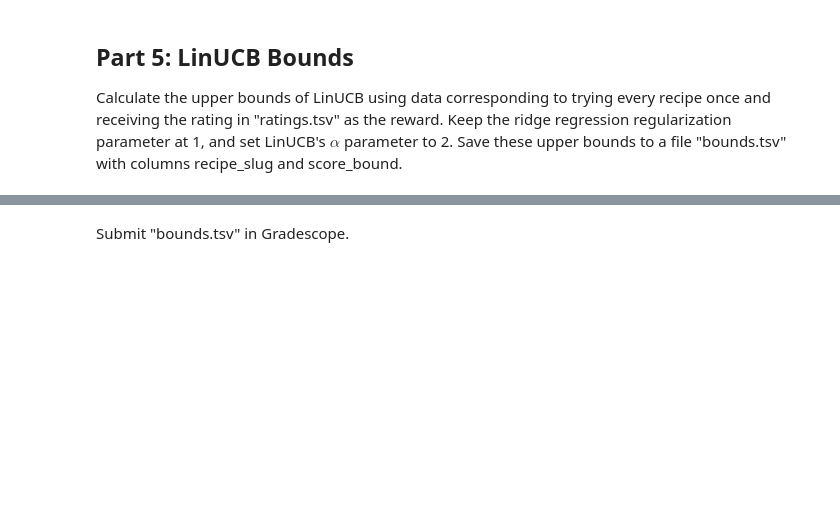
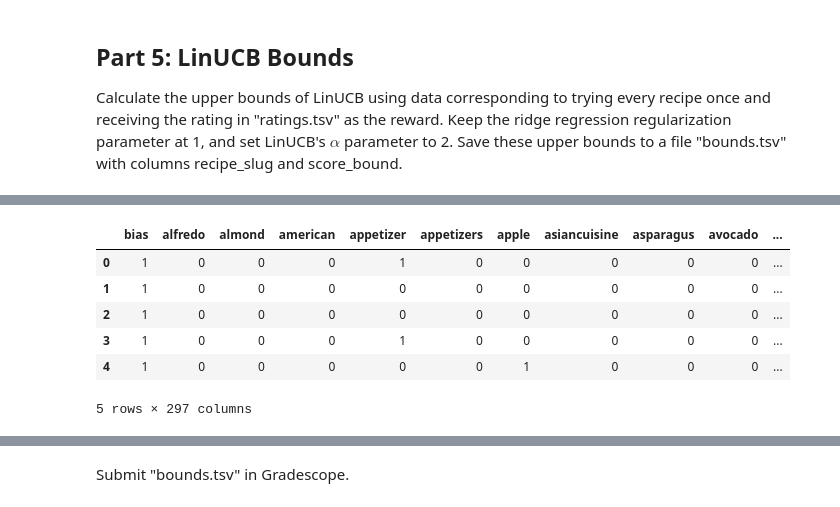
Before and after one commit to cfornesa/dx704-project-04, a Jupyter notebook: project.ipynb, the cells around one changed output, grey strips where cells are left out. Saved outputs shown, nothing was run; the diff lists cells and outputs as text; code cells hidden in the pictures; blank space fills up the shorter version.

```diff
--- a/project.ipynb
+++ b/project.ipynb
@@ -243,0 +378,11 @@ Save these upper bounds to a file "bounds.tsv" with columns recipe_slug and scor
+# %%
+X_once = linucb_df.iloc[:, 2:]
+X_once.head()
+# %% [output]
+|  | bias | alfredo | almond | american | appetizer | appetizers | apple | asiancuisine | asparagus | avocado | ... |
+| 0 | 1 | 0 | 0 | 0 | 1 | 0 | 0 | 0 | 0 | 0 | ... |
+| 1 | 1 | 0 | 0 | 0 | 0 | 0 | 0 | 0 | 0 | 0 | ... |
+| 2 | 1 | 0 | 0 | 0 | 0 | 0 | 0 | 0 | 0 | 0 | ... |
+| 3 | 1 | 0 | 0 | 0 | 1 | 0 | 0 | 0 | 0 | 0 | ... |
+| 4 | 1 | 0 | 0 | 0 | 0 | 0 | 1 | 0 | 0 | 0 | ... |
+5 rows × 297 columns
```
Also changed, not shown: parts of 31 cells of this notebook, 4 other files.
